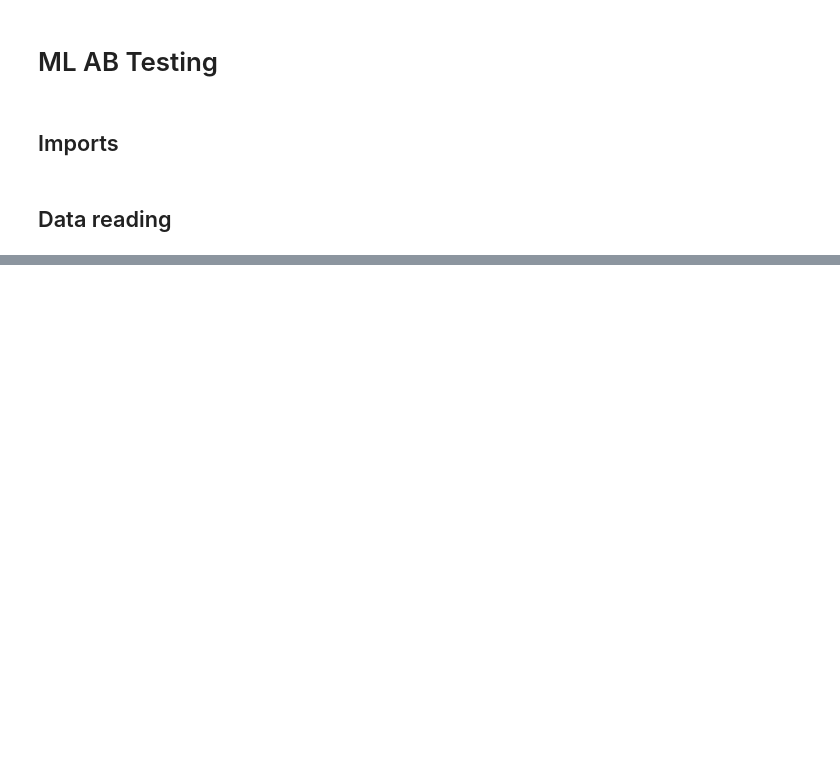
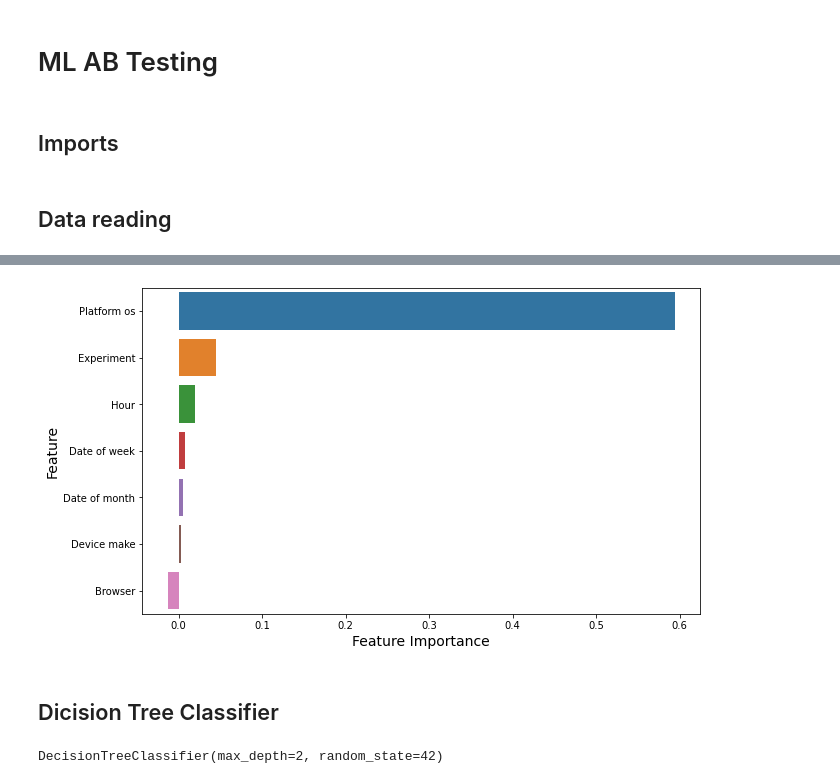
Before and after one commit to eandualem/abtest-mlops, a Jupyter notebook: notebooks/ml-ab-testing.ipynb, the cells around one changed output, grey strips where cells are left out. Saved outputs shown, nothing was run; the diff lists cells and outputs as text; code cells hidden in the pictures; blank space fills up the shorter version.

```diff
--- a/notebooks/ml-ab-testing.ipynb
+++ b/notebooks/ml-ab-testing.ipynb
@@ -147,0 +57,3 @@ xgboost??
+# %%
+feature_columns = [f.replace('_', ' ').capitalize() for f in test_features]
+feature_columns
@@ -147,0 +98,6 @@ xgboost??
+# %%
+feat_imp = pd.DataFrame({'Feature Importance': model.coef_[0]})
+feat_imp['Feature'] = feature_columns
+feat_imp = feat_imp.set_index('Feature')
+feat_imp = feat_imp.sort_values(by=['Feature Importance'], ascending=False)
+feat_imp
@@ -147,0 +114,15 @@ xgboost??
+# %%
+plt.figure(figsize=(10, 6))
+ax = sns.barplot(x="Feature Importance", y=feat_imp.index, data=feat_imp)
+plt.ylabel('Feature', fontsize=14)
+plt.xlabel('Feature Importance', fontsize=14)
+plt.show()
+# %% [output]
+[figure, added]
+# %% [markdown]
+## Dicision Tree Classifier
+# %%
+model = pickle.load(open("../models/decision_tree_model.pickle", "rb"))
+model
+# %% [output]
+DecisionTreeClassifier(max_depth=2, random_state=42)
```
Also changed, not shown: parts of 33 cells of this notebook, 10 other files.
